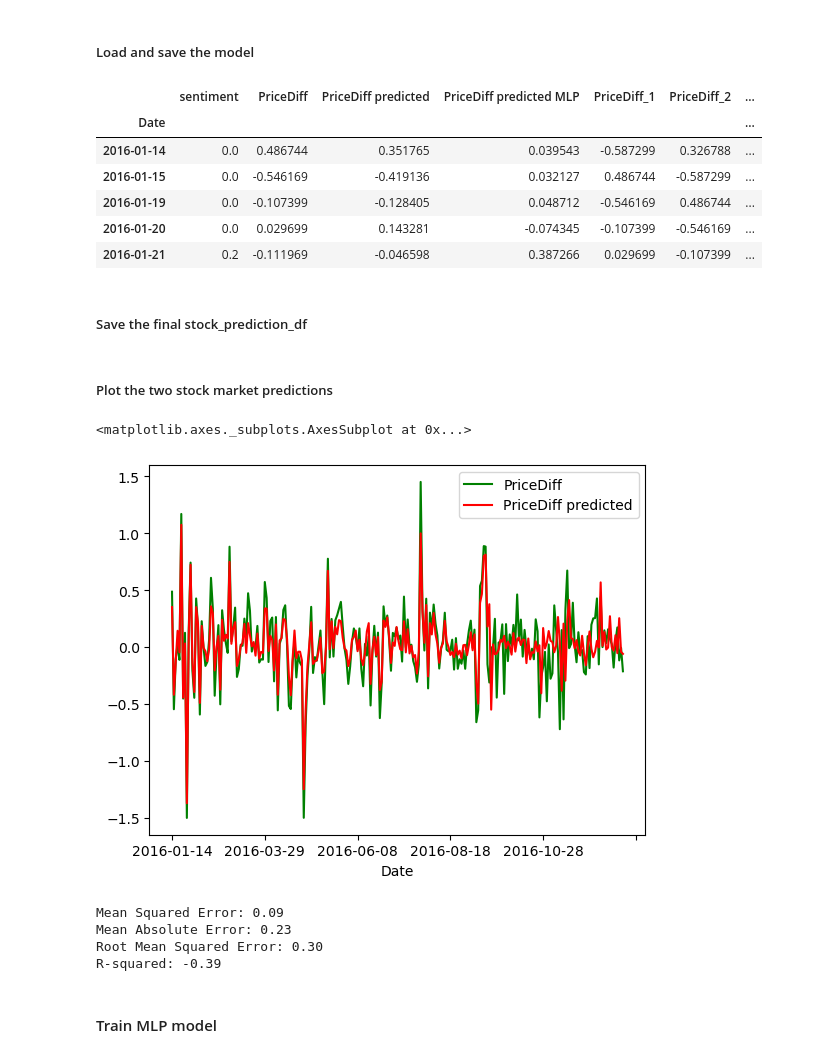
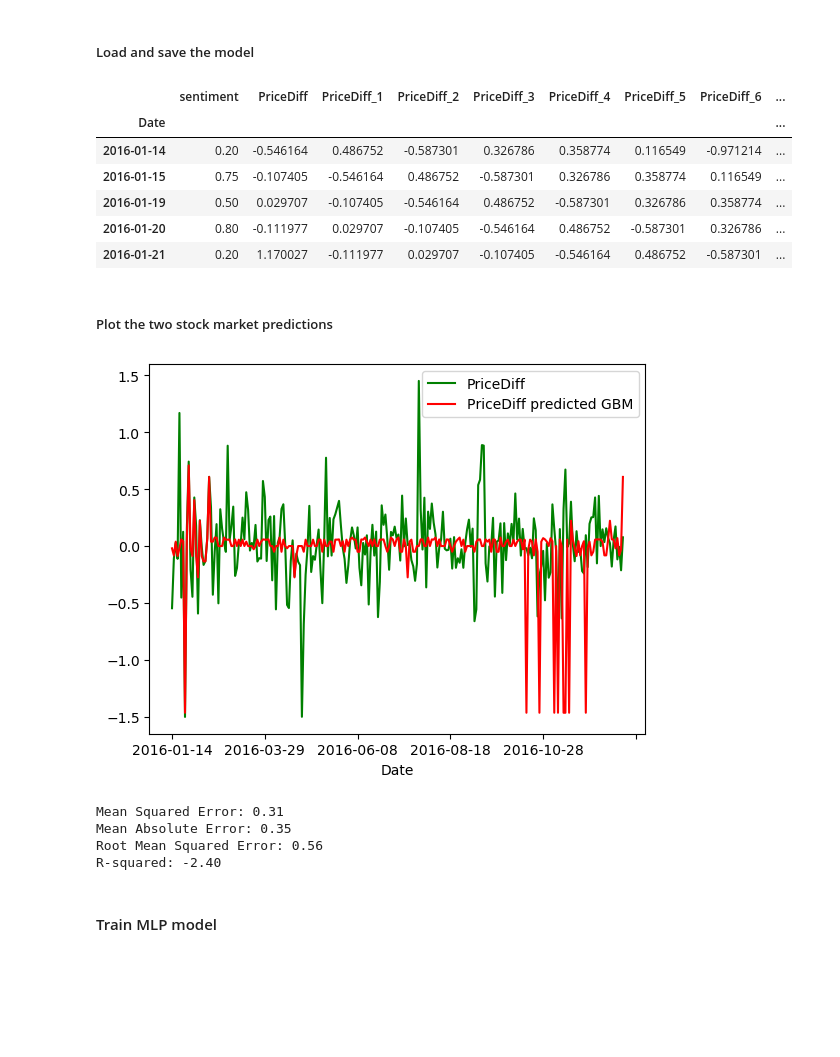
Before and after one commit to odemuno/IDL-finance-project, a Jupyter notebook: Code/Full_Pipeline.ipynb, the cells around one changed output. Saved outputs shown, nothing was run; the diff lists cells and outputs as text; code cells hidden in the pictures; blank space fills up the shorter version.

Commit message:
Update pipline codes and result charts

```diff
--- a/Code/Full_Pipeline.ipynb
+++ b/Code/Full_Pipeline.ipynb
@@ -664,12 +771,17 @@ None
 # %% [markdown]
 ##### Train test split
 # %%
-stock_X = stock_prediction_df[['sentiment', 'PriceDiff_1', 'PriceDiff_2', 'PriceDiff_3', 'PriceDiff_4', 'PriceDiff_5', 'PriceDiff_6', 'PriceDiff_7']]
+stock_X = stock_prediction_df[['sentiment']]
+# stock_X = stock_prediction_df[['sentiment', 'PriceDiff_1', 'PriceDiff_2', 'PriceDiff_3', 'PriceDiff_4', 'PriceDiff_5', 'PriceDiff_6', 'PriceDiff_7']]
 #convert string dates to float
 # stock_X['Date'] = stock_X['Date'].str.replace(r'-', '')
 # stock_X['Date'] = pd.to_numeric(stock_X['Date'],errors='coerce')
 stock_Y = stock_prediction_df.PriceDiff
-X_train, X_test, y_train, y_test = train_test_split(stock_X, stock_Y,random_state=1,test_size=0.3, shuffle = False)
+# X_train, X_test, y_train, y_test = train_test_split(stock_X, stock_Y,random_state=1,test_size=0.3,shuffle=False)
+X_train = stock_X.loc[:"2016-08-31"]
+y_train = stock_Y.loc[:"2016-08-31"]
+X_test = stock_X.loc["2016-09-01":]
+y_test = stock_Y.loc["2016-09-01":]
 # %% [markdown]
 #### Train Boosted Regression Tree
 # %%
@@ -690,15 +802,13 @@ reg_model = pickle.load(open(filename, 'rb'))
 y_pred_reg = reg_model.predict(X_test)
 y_pred_reg_stock_X = reg_model.predict(stock_X)
 # %%
-stock_prediction_df['PriceDiff predicted'] = y_pred_reg_stock_X
+stock_prediction_df['PriceDiff predicted GBM'] = y_pred_reg_stock_X
 display(stock_prediction_df.head())
 # %% [output]
-|  | sentiment | PriceDiff | PriceDiff predicted | PriceDiff predicted MLP | PriceDiff_1 | PriceDiff_2 | ... |
-| Date |  |  |  |  |  |  | ... |
-| 2016-01-14 | 0.0 | 0.486744 | 0.351765 | 0.039543 | -0.587299 | 0.326788 | ... |
-| 2016-01-15 | 0.0 | -0.546169 | -0.419136 | 0.032127 | 0.486744 | -0.587299 | ... |
-| 2016-01-19 | 0.0 | -0.107399 | -0.128405 | 0.048712 | -0.546169 | 0.486744 | ... |
-| 2016-01-20 | 0.0 | 0.029699 | 0.143281 | -0.074345 | -0.107399 | -0.546169 | ... |
-| 2016-01-21 | 0.2 | -0.111969 | -0.046598 | 0.387266 | 0.029699 | -0.107399 | ... |
+|  | sentiment | PriceDiff | PriceDiff_1 | PriceDiff_2 | PriceDiff_3 | PriceDiff_4 | PriceDiff_5 | PriceDiff_6 | ... |
+| Date |  |  |  |  |  |  |  |  | ... |
+| 2016-01-14 | 0.20 | -0.546164 | 0.486752 | -0.587301 | 0.326786 | 0.358774 | 0.116549 | -0.971214 | ... |
+| 2016-01-15 | 0.75 | -0.107405 | -0.546164 | 0.486752 | -0.587301 | 0.326786 | 0.358774 | 0.116549 | ... |
+| 2016-01-19 | 0.50 | 0.029707 | -0.107405 | -0.546164 | 0.486752 | -0.587301 | 0.326786 | 0.358774 | ... |
+| 2016-01-20 | 0.80 | -0.111977 | 0.029707 | -0.107405 | -0.546164 | 0.486752 | -0.587301 | 0.326786 | ... |
+| 2016-01-21 | 0.20 | 1.170027 | -0.111977 | 0.029707 | -0.107405 | -0.546164 | 0.486752 | -0.587301 | ... |
-# %% [markdown]
-##### Save the final stock_prediction_df
@@ -707,13 +815,12 @@ stock_prediction_df.to_csv('final.csv')
 # %% [markdown]
 ##### Plot the two stock market predictions
 # %%
-import matplotlib.pyplot as plt
 ax = plt.gca()
 stock_prediction_df.plot(y='PriceDiff',color='green',ax=ax)
-stock_prediction_df.plot(y='PriceDiff predicted',color='red',ax=ax)
+stock_prediction_df.plot(y='PriceDiff predicted GBM',color='red',ax=ax)
+plt.savefig('../Charts/stock_prediction_aapl_gbm.png')
 # %% [output]
-<matplotlib.axes._subplots.AxesSubplot at 0x...>
-[figure, old version]
+[figure, new version]
 # %%
 # Evaluate the model
 mse = mean_squared_error(y_test, y_pred_reg)
@@ -725,10 +832,10 @@ print(f'Mean Absolute Error: {mae:.2f}')
 print(f'Root Mean Squared Error: {rmse:.2f}')
 print(f'R-squared: {r2:.2f}')
 # %% [output]
-Mean Squared Error: 0.09
-Mean Absolute Error: 0.23
-Root Mean Squared Error: 0.30
-R-squared: -0.39
+Mean Squared Error: 0.31
+Mean Absolute Error: 0.35
+Root Mean Squared Error: 0.56
+R-squared: -2.40
 # %% [markdown]
 #### Train MLP model
 # %%
```
Also changed, not shown: parts of 39 cells of this notebook, 7 other files.
